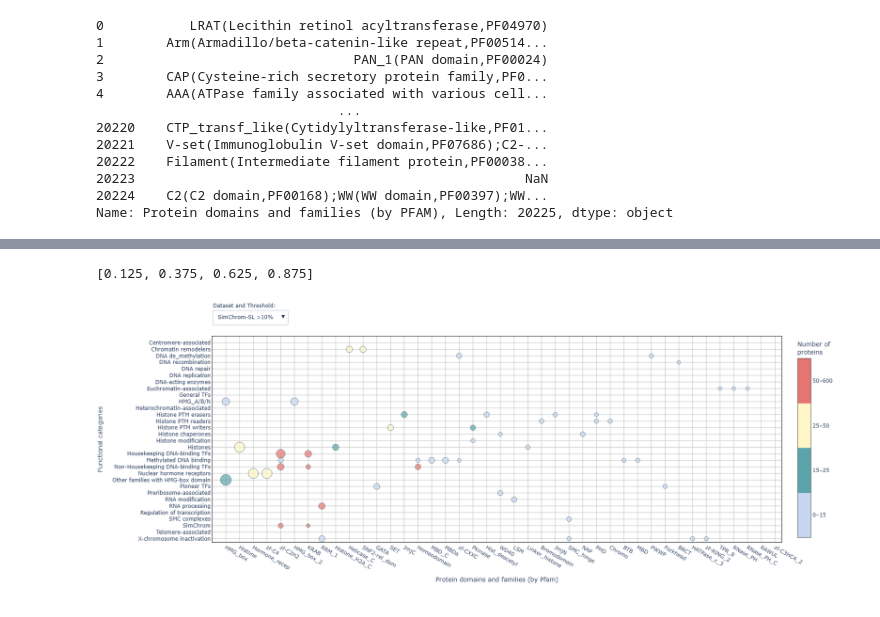
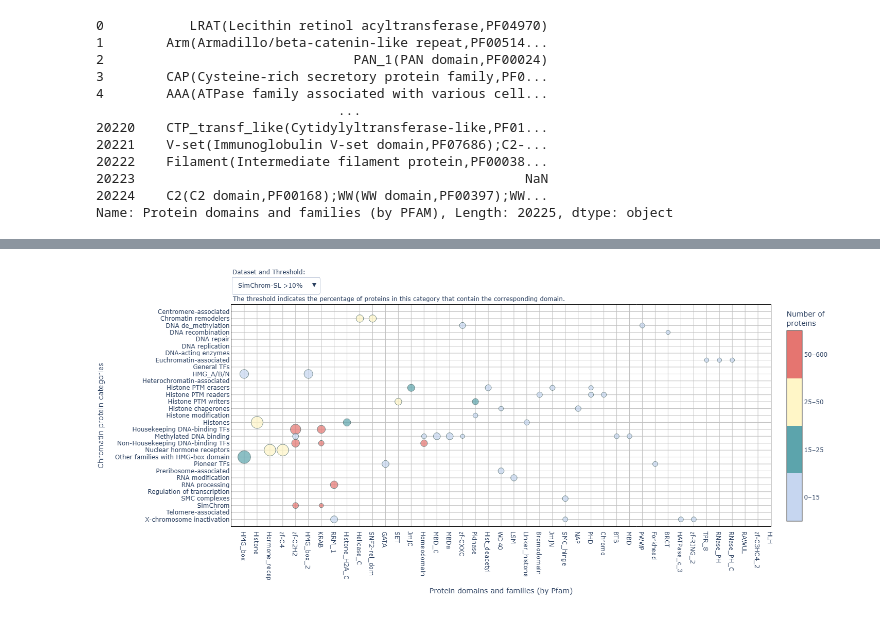
Before and after one commit to intbio/SimChrom, a Jupyter notebook: Untitled.ipynb, the cells around one changed output, grey strips where cells are left out. Drawn from its saved outputs; the diff is of its cells as text; code cells hidden in the pictures.

Commit message:
updated pfam coocurence plot

```diff
--- a/Untitled.ipynb
+++ b/Untitled.ipynb
@@ -411,7 +40,3 @@ fig.show()
-# %%
-"50–150","25–50","15–25","0–15"
-# %% [output]
-[0.125, 0.375, 0.625, 0.875]
 # %%
 import numpy as np
 import pandas as pd
@@ -474,6 +99,7 @@ def make_trace(df_perc, df_size, threshold):
             f"{percent:.1f}%, {num:n} proteins"
             for num, percent in zip(colors_all, sizes_all)
         ],
+        name='',
         mode="markers",
         marker=dict(
             color=color_cats,
@@ -510,7 +136,7 @@ data[-1].visible = True
 
 # Dropdowns
 n_thresholds = len(thresholds)
-thresholds_max_x = [df_size.shape[1],(df_perc_sl.max()>=5).sum()+1.5,(df_perc_sl.max()>=10).sum()+1.5]*2
+thresholds_max_x = [df_size.shape[1],(df_perc_sl.max()>=5).sum()+2,(df_perc_sl.max()>=10).sum()+2]*2
 plot_sizes = [1600,1200,1000]*2
 
 
@@ -555,12 +181,12 @@ fig.update_layout(
         mirror=True,
     ),
     yaxis=dict(
-        title="Functional categories",
+        title="Chromatin protein categories",
         tickmode="array",
         tickvals=np.arange(df_size.shape[0]),
         ticktext=df_size.index,
         gridcolor="silver",
-        range=[df_size.shape[0]-0.5, -1],
+        range=[df_size.shape[0], -1],
         zeroline=False,
         linewidth=1,
         linecolor="black",
@@ -595,31 +221,34 @@ fig.update_layout(
     ],
     annotations=[
         dict(text="Dataset and Threshold:", x=0, y=1.17, xref="paper", yref="paper", showarrow=False),
+        dict(text="The threshold indicates the percentage of proteins in this category that contain the corresponding domain.",
+             x=0, y=1.05, xref="paper", yref="paper", showarrow=False),
+
     ]
 )
 
 
 js_snippet = '''
 var plot = $('#SHvsPfam_plot');
 plot.on('plotly_click', function(data){
     var pts = '';
     var point = data.points[0];
     console.log(plot.layout.xaxis.ticktext[point.x]);
     console.log(plot.layout.yaxis.ticktext[point.y]);
 });
 '''
 config = {
     'scrollZoom': False,  # Disable scroll to zoom
     'modeBarButtonsToRemove': ['zoom2d'],
     'displayModeBar': False,  # Hide the mode bar (toolbar)
     'doubleClick': False,  # Disable double click to reset zoom
     'editable': False,  # Disable edits like moving title and axes
     'staticPlot': False  # Disable all interactivity (makes the plot static)
 }
 
 fig.write_html("SHvsPfam_plot.html", full_html=False,div_id='SHvsPfam_plot',include_plotlyjs='js/plotly-2.35.2.min.js',config=config)
 
 
 fig.show()
 # %% [output]
-[figure, old version]
+[figure, new version]
```
Also changed, not shown: parts of 10 cells of this notebook, 5 other files.
